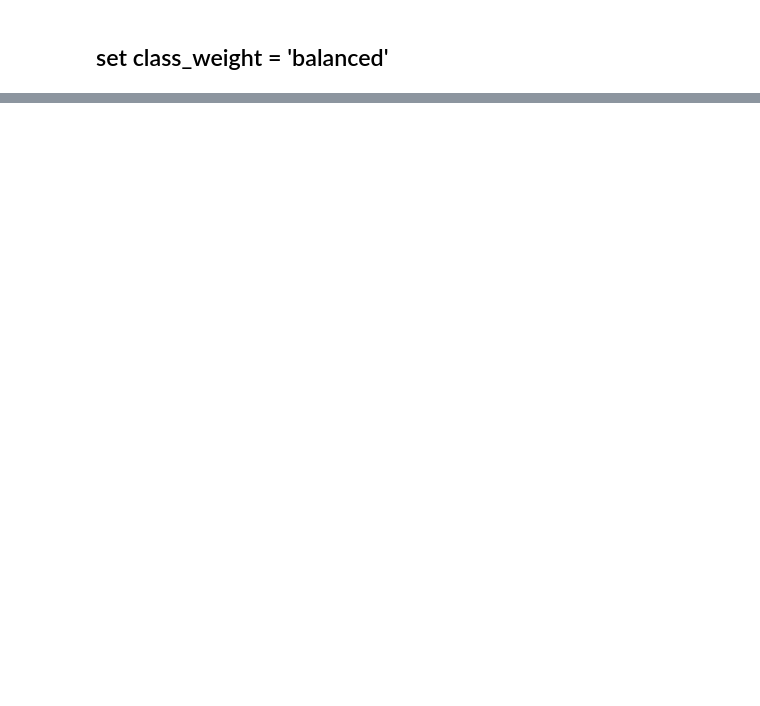
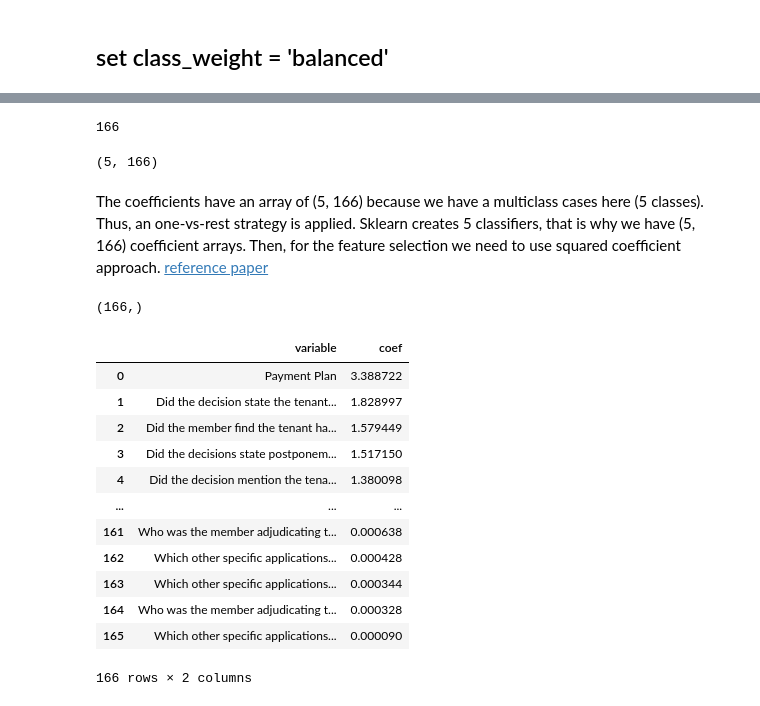
Before and after one commit to Capstone-Project-JYSF/Allard, a Jupyter notebook: models/logistic_regression.ipynb, the cells around one changed output, grey strips where cells are left out. Cells and saved outputs as stored; diff of their text form; code cells hidden in the pictures; blank space fills up the shorter version.

```diff
--- a/models/logistic_regression.ipynb
+++ b/models/logistic_regression.ipynb
@@ -298,0 +364,2 @@ Please also refer to the documentation for alternative solver options:
+# %%
+pipe_lr2.fit(X_train, y_train)
@@ -298,0 +384,55 @@ Please also refer to the documentation for alternative solver options:
+# %%
+column_names = (
+    pipe_lr2.named_steps['columntransformer'].named_transformers_['onehotencoder'].get_feature_names_out(categorical_features).tolist()
+    + passthrough_feats
+    + numeric_features
+    + ordinal_features
+)
+len(column_names)
+# %% [output]
+166
+# %%
+pipe_lr2.named_steps['logisticregression'].coef_.shape
+# %% [output]
+(5, 166)
+# %% [markdown]
+The coefficients have an array of (5, 166) because we have a multiclass cases here (5 classes). Thus, an one-vs-rest strategy is applied. Sklearn creates 5 classifiers, that is why we have (5, 166) coefficient arrays. Then, for the feature selection we need to use squared coefficient approach. [reference paper](https://www.nature.com/articles/s41374-021-00662-x)
+# %%
+def squared_coef(coefs):
+    """
+    For each feature,  calculated the squared-coefficient of each
+    feature by adding together the squared values of the feature's coefficient
+    for each class.
+    """
+    squared_coef = np.square(coefs)
+    results = np.sum(squared_coef, axis=0)
+    return results
+# %%
+squared_coef(pipe_lr2.named_steps['logisticregression'].coef_).shape
+# %% [output]
+(166,)
+# %%
+coefs= (
+    pd.DataFrame(squared_coef(pipe_lr2.named_steps['logisticregression'].coef_), column_names, columns=["coef"]) # check first classifier
+    .query("coef != 0")
+    .sort_values("coef",ascending=False)
+    .reset_index()
+    .rename(columns={"index": "variable"})
+)
+# coefs.style.background_gradient('PuOr')
+# %%
+coefs
+# %% [output]
+|  | variable | coef |
+| 0 | Payment Plan | 3.388722 |
+| 1 | Did the decision state the tenant... | 1.828997 |
+| 2 | Did the member find the tenant ha... | 1.579449 |
+| 3 | Did the decisions state postponem... | 1.517150 |
+| 4 | Did the decision mention the tena... | 1.380098 |
+| ... | ... | ... |
+| 161 | Who was the member adjudicating t... | 0.000638 |
+| 162 | Which other specific applications... | 0.000428 |
+| 163 | Which other specific applications... | 0.000344 |
+| 164 | Who was the member adjudicating t... | 0.000328 |
+| 165 | Which other specific applications... | 0.000090 |
+166 rows × 2 columns
```
Also changed, not shown: parts of 25 cells of this notebook.
